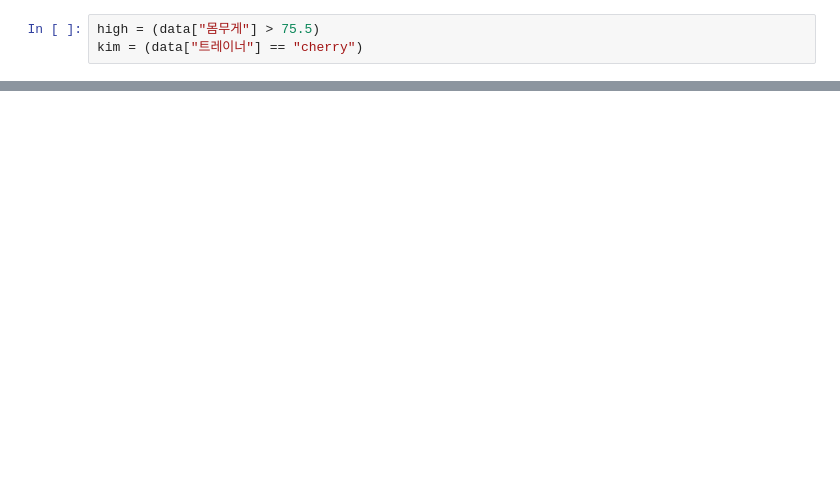
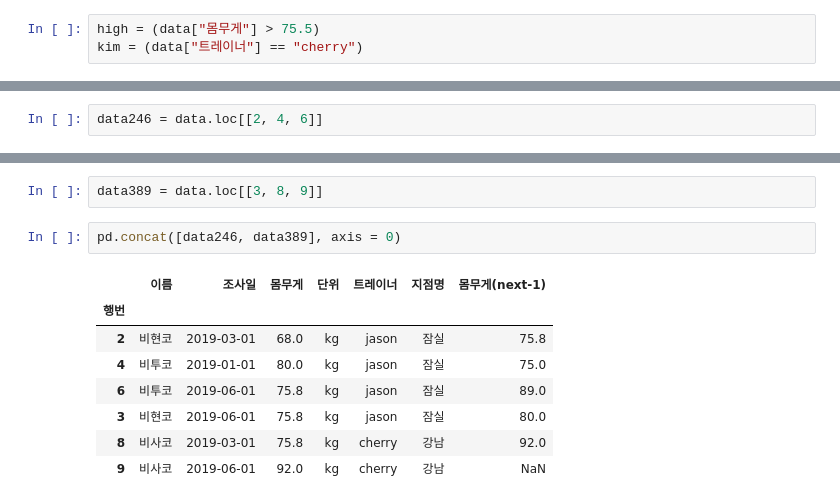
Before and after one commit to lolsaless/Python, a Jupyter notebook: 0. 학습_책/1. 파이썬 업무 자동화(RPA)/2. 데이터 처리 자동화/2. 데이터 처리 자동화.ipynb, the cells around one changed output, grey strips where cells are left out. Cells and saved outputs as stored; diff of their text form; blank space fills up the shorter version.

```diff
--- a/0. 학습_책/1. 파이썬 업무 자동화(RPA)/2. 데이터 처리 자동화/2. 데이터 처리 자동화.ipynb
+++ b/0. 학습_책/1. 파이썬 업무 자동화(RPA)/2. 데이터 처리 자동화/2. 데이터 처리 자동화.ipynb
@@ -630,0 +653,2 @@ data[high|kim]
+# %%
+data246 = data.loc[[2, 4, 6]]
@@ -630,0 +663,13 @@ data[high|kim]
+# %%
+data389 = data.loc[[3, 8, 9]]
+# %%
+pd.concat([data246, data389], axis = 0)
+# %% [output]
+|  | 이름 | 조사일 | 몸무게 | 단위 | 트레이너 | 지점명 | 몸무게(next-1) |
+| 행번 |  |  |  |  |  |  |  |
+| 2 | 비현코 | 2019-03-01 | 68.0 | kg | jason | 잠실 | 75.8 |
+| 4 | 비투코 | 2019-01-01 | 80.0 | kg | jason | 잠실 | 75.0 |
+| 6 | 비투코 | 2019-06-01 | 75.8 | kg | jason | 잠실 | 89.0 |
+| 3 | 비현코 | 2019-06-01 | 75.8 | kg | jason | 잠실 | 80.0 |
+| 8 | 비사코 | 2019-03-01 | 75.8 | kg | cherry | 강남 | 92.0 |
+| 9 | 비사코 | 2019-06-01 | 92.0 | kg | cherry | 강남 | NaN |
```
Also changed, not shown: parts of 16 cells of this notebook, 23 other files.
